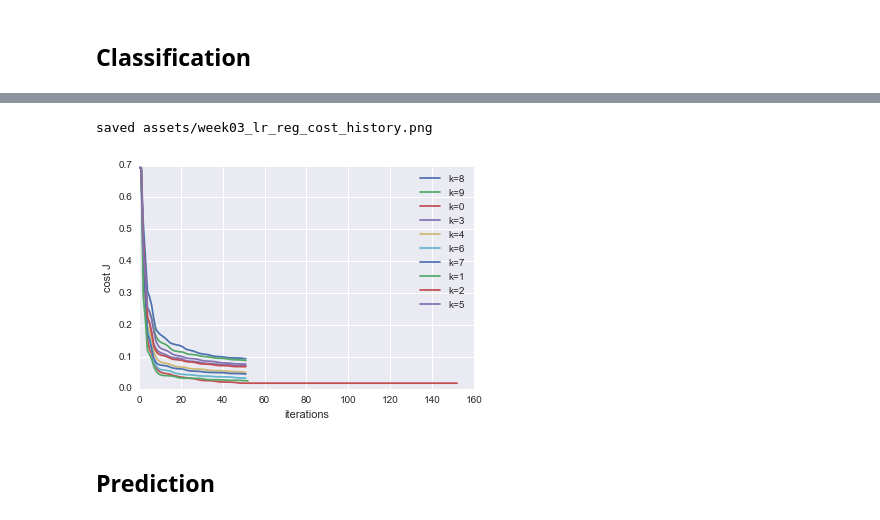
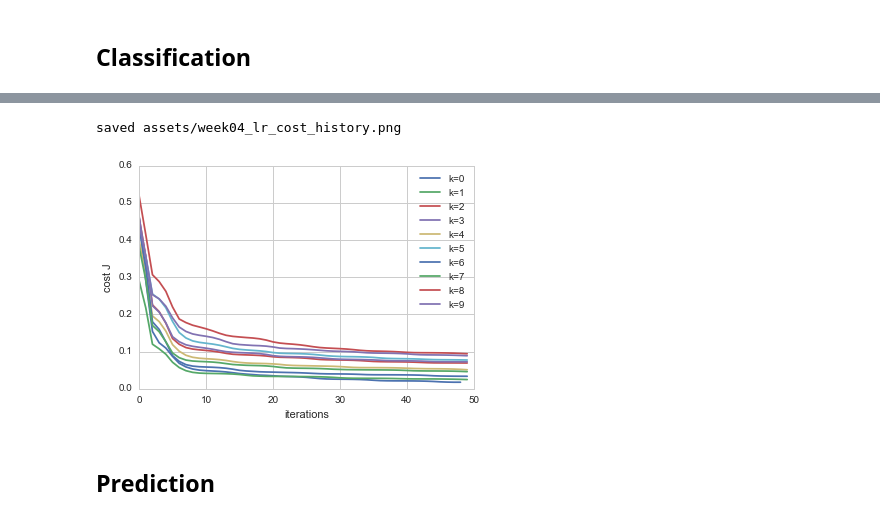
Before and after one commit to uents/coursera-ml, a Jupyter notebook: week04/logistic_regression_classification.ipynb, the cells around one changed output, grey strips where cells are left out. Drawn from its saved outputs; the diff is of its cells as text; code cells hidden in the pictures.

Commit message:
week04: refactoring

```diff
--- a/week04/logistic_regression_classification.ipynb
+++ b/week04/logistic_regression_classification.ipynb
@@ -11,6 +11,7 @@ import seaborn as sns
 import matplotlib.pyplot as plt
 from mpl_toolkits.mplot3d import Axes3D
 %matplotlib inline
+sns.set_style('whitegrid')
 
 import sys, os
 sys.path.append(os.path.dirname('../common/'))
@@ -101,17 +103,17 @@ thetas, J_history = optimize_params(X, y, 10, 0.1)
 # %%
 plt.rcParams['figure.figsize'] = default_figsize
 
 fig = plt.figure()
 ax = fig.add_subplot(1,1,1)
-for label, j in J_history.items():
+for label, j in sorted(J_history.items()):
     ax.plot(j, label='k='+label)
 ax.legend()
 ax.set_xlabel('iterations')
 ax.set_ylabel('cost J')
-savefig('week03_lr_reg_cost_history.png')
+savefig('week04_lr_cost_history.png')
 # %% [output]
-saved assets/week03_lr_reg_cost_history.png
+saved assets/week04_lr_cost_history.png
-[figure, old version]
+[figure, new version]
 # %% [markdown]
 ## Prediction
 # %%
```
Also changed, not shown: parts of 13 cells of this notebook, 2 other files.
